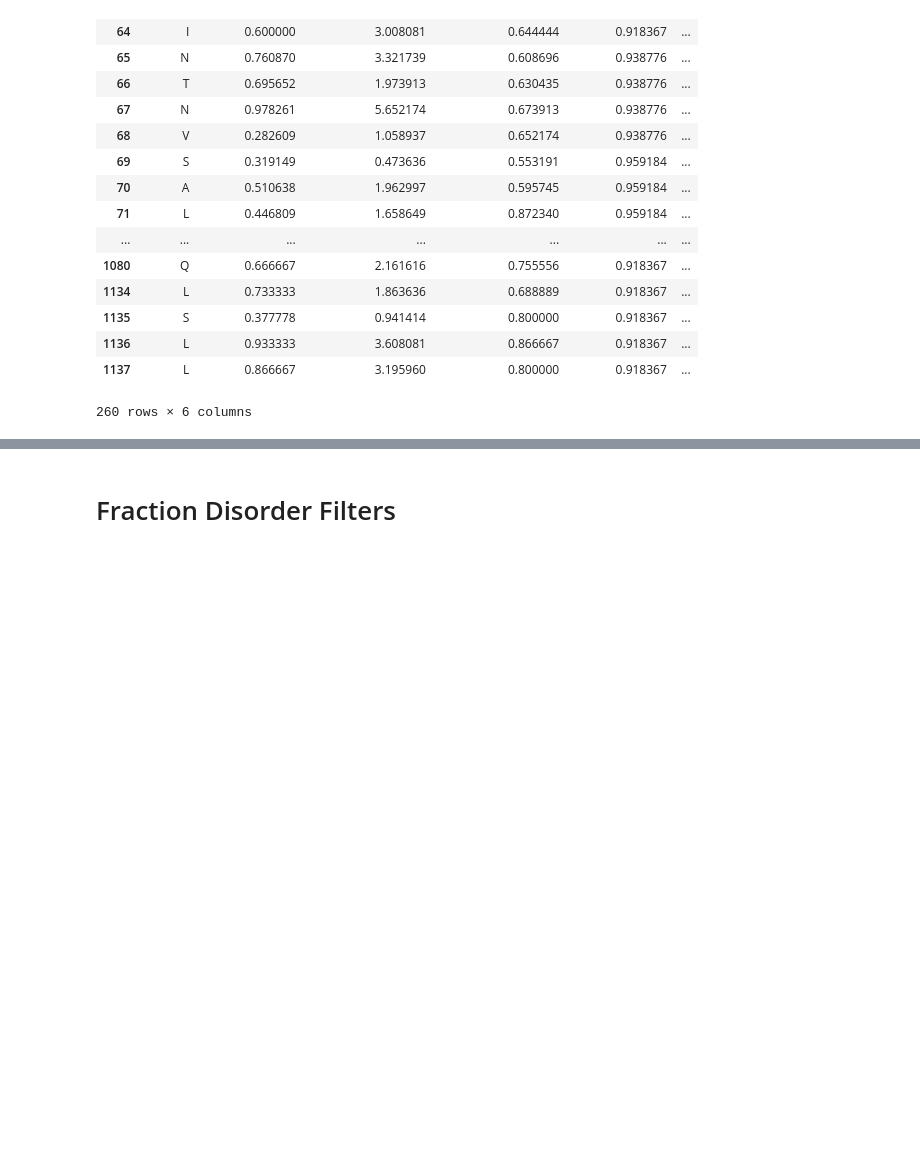
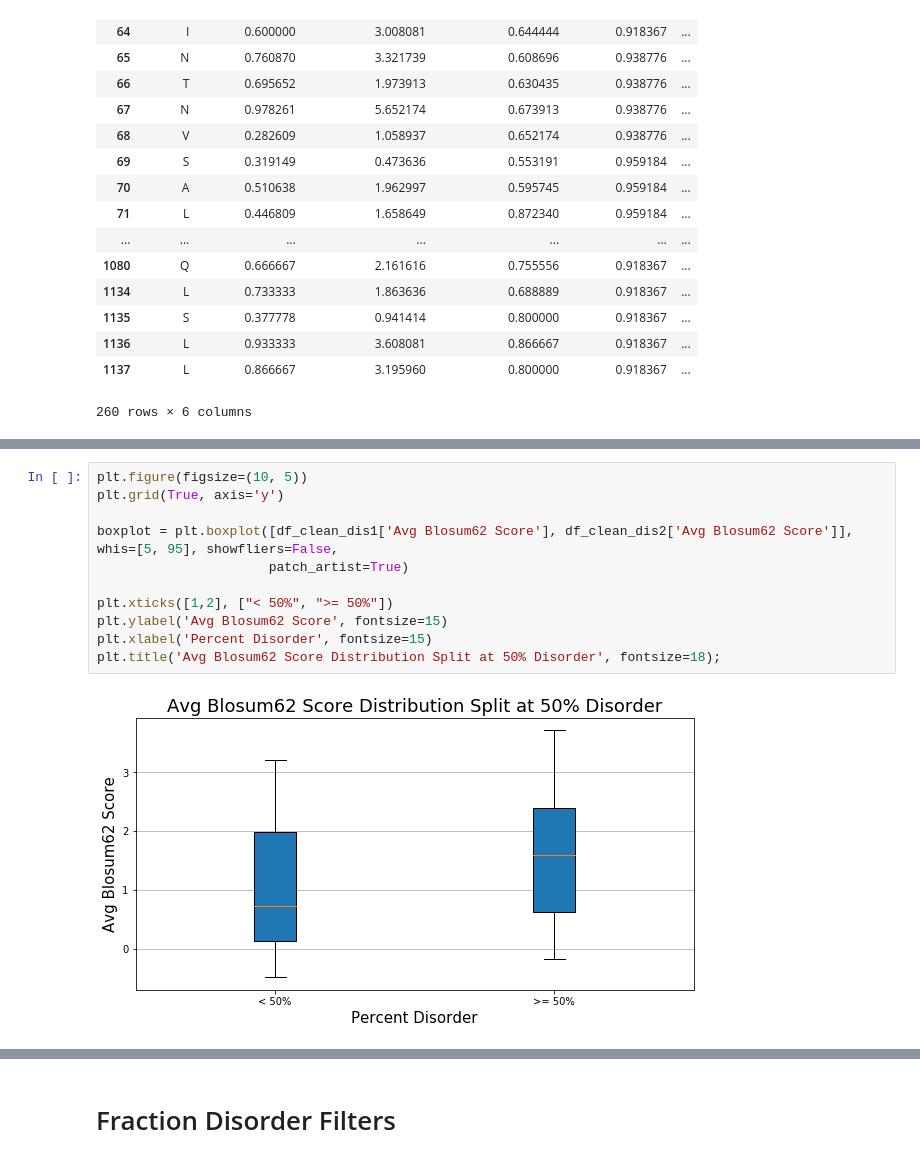
Before and after one commit to Fritos121/Codon-Usage-IDRs, a Jupyter notebook: plot_columns.ipynb, the cells around one changed output, grey strips where cells are left out. Saved outputs shown, nothing was run; the diff lists cells and outputs as text; blank space fills up the shorter version.

```diff
--- a/plot_columns.ipynb
+++ b/plot_columns.ipynb
@@ -117,0 +135,13 @@ df_clean_100
+# %%
+plt.figure(figsize=(10, 5))
+plt.grid(True, axis='y')
+
+boxplot = plt.boxplot([df_clean_dis1['Avg Blosum62 Score'], df_clean_dis2['Avg Blosum62 Score']], whis=[5, 95], showfliers=False,
+                      patch_artist=True)
+
+plt.xticks([1,2], ["< 50%", ">= 50%"])
+plt.ylabel('Avg Blosum62 Score', fontsize=15)
+plt.xlabel('Percent Disorder', fontsize=15)
+plt.title('Avg Blosum62 Score Distribution Split at 50% Disorder', fontsize=18);
+# %% [output]
+[figure, added]
```
Also changed, not shown: parts of 23 cells of this notebook.
